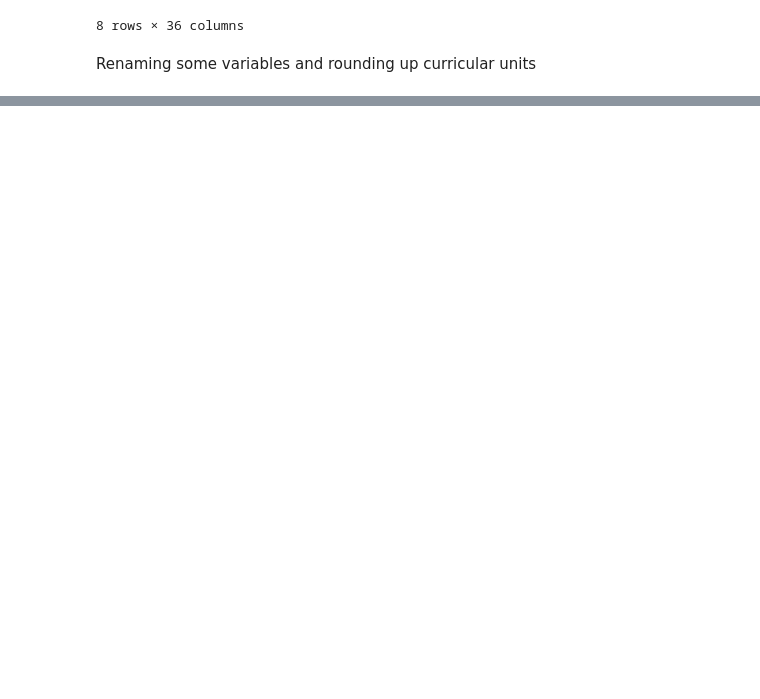
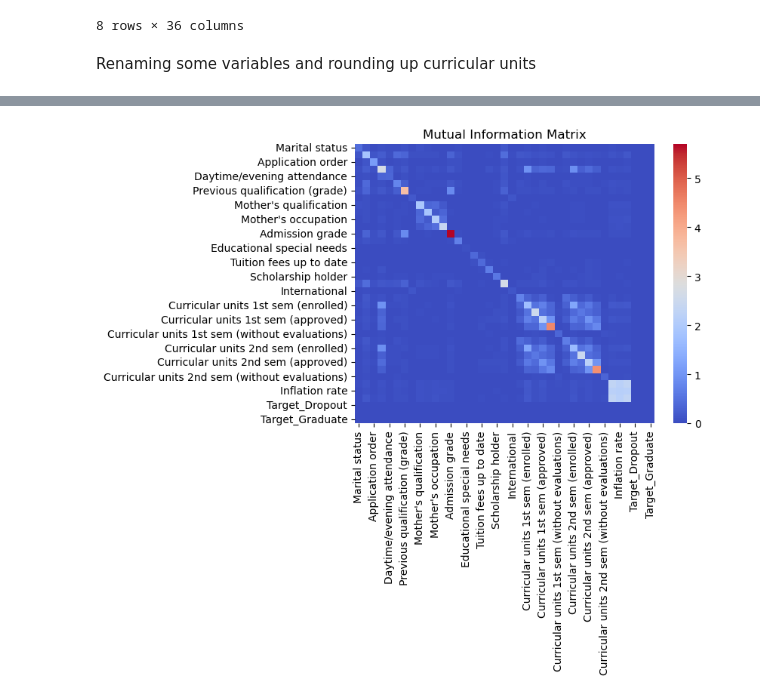
Before and after one commit to MSC-DS-Y1/Applied-Machine-Learning-Project, a Jupyter notebook: src/dataset/data_cleaning.ipynb, the cells around one changed output, grey strips where cells are left out. Drawn from its saved outputs; the diff is of its cells as text; code cells hidden in the pictures; blank space fills up the shorter version.

Commit message:
Attempted Mutual Information ;v;

```diff
--- a/src/dataset/data_cleaning.ipynb
+++ b/src/dataset/data_cleaning.ipynb
@@ -44,0 +52,30 @@ print(f"P-value: {p_value:.4f}")
+# %%
+from sklearn.feature_selection import mutual_info_classif, mutual_info_regression
+
+encodedData = pd.get_dummies(data)
+
+mi_matrix = np.zeros((encodedData.shape[1], encodedData.shape[1]))
+
+#Calculate mutual information for all pairs of features
+for i in range(encodedData.shape[1]):
+    for j in range(i, encodedData.shape[1]):
+        # If both columns are continuous, use mutual_info_regression
+        if encodedData.iloc[:, i].dtype in ['float64', 'int64'] and encodedData.iloc[:, j].dtype in ['float64', 'int64']:
+            mi_value = mutual_info_regression(encodedData.iloc[:, [i]], encodedData.iloc[:, j])[0]
+        # If both columns are categorical, use mutual_info_classif
+        elif encodedData.iloc[:, i].dtype == 'uint8' and encodedData.iloc[:, j].dtype == 'uint8':
+            mi_value = mutual_info_classif(encodedData.iloc[:, [i]], encodedData.iloc[:, j])[0]
+        else:
+            mi_value = 0  # Assign 0 if not comparable
+
+        mi_matrix[i, j] = mi_value
+        mi_matrix[j, i] = mi_value  # Matrix is symmetric
+
+#Convert the matrix to DataFrame for easier visualization
+mi_matrix_df = pd.DataFrame(mi_matrix, columns=encodedData.columns, index=encodedData.columns)
+
+sns.heatmap(mi_matrix_df, annot=False, cmap='coolwarm')
+plt.title("Mutual Information Matrix")
+plt.show()
+# %% [output]
+[figure, added]
```
Also changed, not shown: parts of 3 cells of this notebook.
